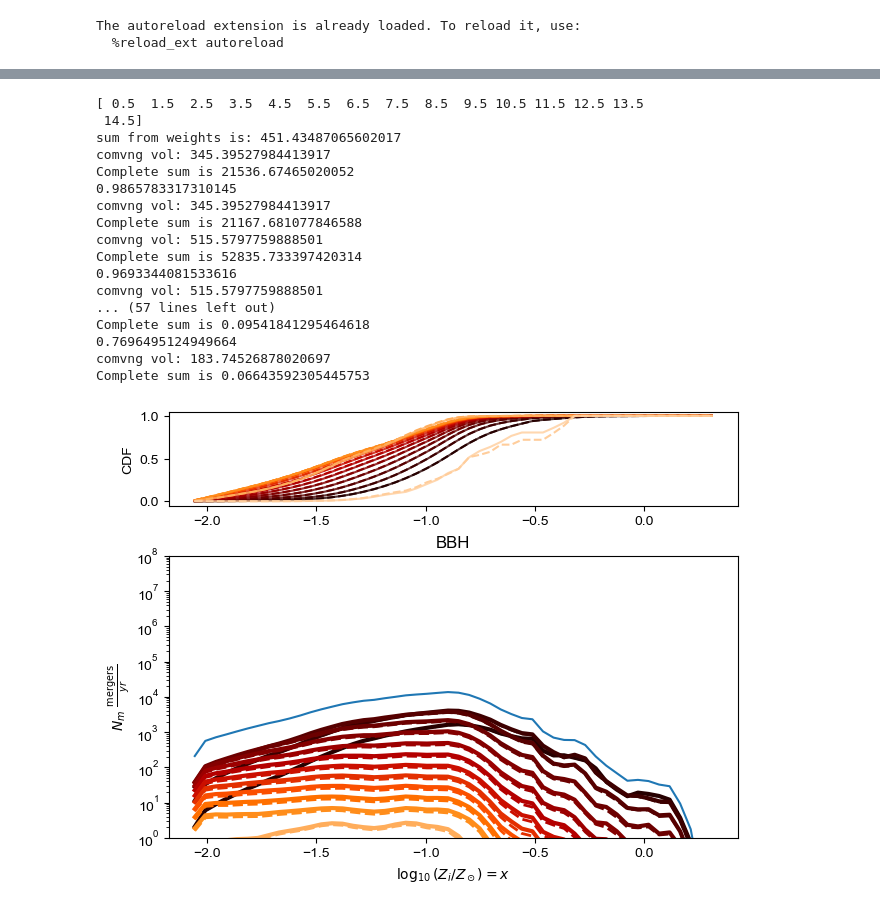
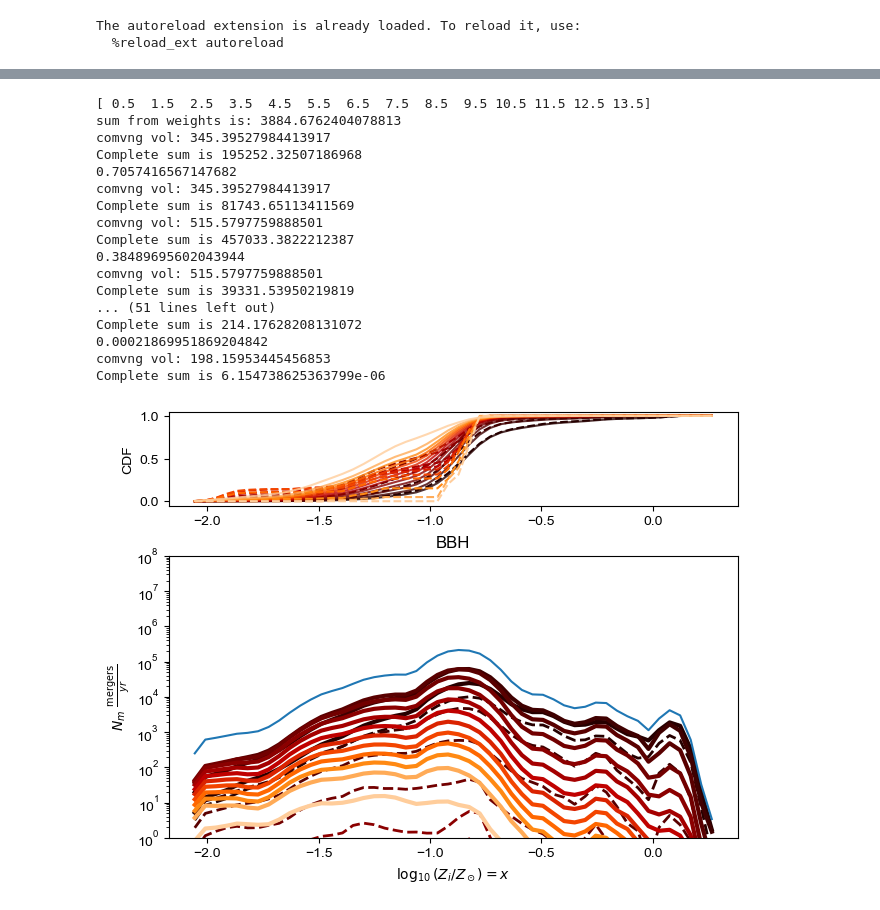
Before and after one commit to stlgolfer/metallicity_mergers, a Jupyter notebook: metallicity_analysis.ipynb, the cells around one changed output, grey strips where cells are left out. Saved outputs shown, nothing was run; the diff lists cells and outputs as text; code cells hidden in the pictures.

```diff
--- a/metallicity_analysis.ipynb
+++ b/metallicity_analysis.ipynb
@@ -25,7 +25,7 @@ from population_vis import get_formation_efficiency
 The autoreload extension is already loaded. To reload it, use:
   %reload_ext autoreload
 # %%
-filepath = '/Volumes/Elements/Boesky_sims.h5'
+filepath = '/Volumes/Elements/Boesky_alpha0.1beta0.5.h5'
 
 # SET UP DATA -- from a basic dict, port to an h5 file and then store this into the output file
 # now we want to use some real data
@@ -65,15 +65,17 @@ ClassCOMPAS: Remember to self.setCOMPASDCOmask()
 # %%
 from shared import get_all_snr_weights, networks
-det_choice = 'ET_CE'
-all_snr_weights = get_all_snr_weights(
-    networks[det_choice]['array'],
-    networks[det_choice]['snr'],
-    dco_metallicities,
-    TYPES
-)
+det_choice = 'LV_O4a'
+snr = 8
+# all_snr_weights = get_all_snr_weights(
+#     networks[det_choice]['array'],
+#     networks[det_choice]['snr'],
+#     dco_metallicities,
+#     TYPES
+# )
 # we will export this as is because that is easier to do for now, should also make switching
 # sens's in the large plot code
-np.save(f'{TYPES}_{det_choice}_{networks[det_choice]['snr']}.npy', all_snr_weights)
+# np.save(f'{TYPES}_{det_choice}_{networks[det_choice]['snr']}.npy', all_snr_weights)
+all_snr_weights = np.load(f'{TYPES}_{det_choice}_{snr}.npy')
 # %%
 # basically same plot as above, but now we want to bin by redshift basically
 # form_fig, form_ax = plt.subplots(1, 1)
@@ -141,7 +143,7 @@ def do_metallicity_plot_to_redshift(left, right, color, with_SNR=False, draw_CDF
     print(f'comvng vol: {comoving_volume}')
 
     # plot_line = dco_metallicity_weighted_kde(dco_met_bins_midpoints)*dlogZ*np.sum(weights)*comoving_volume#*snr
-    plot_line = dco_met_hist*dlogZ*np.sum(weights)*comoving_volume#*snr
+    plot_line = dco_met_hist*dlogZ*np.sum(weights)*comoving_volume*snr
     print(f'Complete sum is {np.sum(plot_line)}')
     lab = f'z:[{left},{right}]'
     if with_label:
@@ -166,44 +168,44 @@ alt_color_bins = plt.cm.Greens(np.linspace(0.3, 0.9, len(redshift_edges)-1))
 # zm_bins, _ = do_metallicity_plot_to_redshift(0, 10, 'green')
 zm_bins, intrinsic_start = do_metallicity_plot_to_redshift(redshift_edges[0], redshift_edges[1], color_bins[0], draw_CDF=True)
 sum_total = intrinsic_start
 do_metallicity_plot_to_redshift(redshift_edges[0], redshift_edges[1], color_bins[0], with_SNR=True, with_label=False, draw_CDF=True)
 
 for i in range(1, len(redshift_edges)-1):
     _, intrinsic_line = do_metallicity_plot_to_redshift(redshift_edges[i], redshift_edges[i+1], color_bins[i], draw_CDF=True)
     sum_total = sum_total + intrinsic_line
     do_metallicity_plot_to_redshift(redshift_edges[i], redshift_edges[i+1], color_bins[i], with_SNR=True, with_label=False, draw_CDF=True)
 form_ax['Bottom'].plot(zm_bins, sum_total, label='Sum total')
 # assert np.allclose(sum_total, total_plot), "intrinsic sum fail"
 # do_metallicity_plot_to_redshift(0, 5, 'red')
 # do_metallicity_plot_to_redshift(0, 5, 'green', with_SNR=True)
 
 form_ax['Bottom'].set_xlabel(r'$\log_{10}(Z_i/Z_\odot)=x$' if PLOT_Z_LOG else r'$Z_i/Z_\odot=x$')
 
 # form_ax.set_ylabel(r'$dN(x)*\int_{z_1}^{z_2} dz \frac{dR_m}{dz}$')
 form_ax['Bottom'].set_ylabel(r'$N_m~\frac{\text{mergers}}{yr}$')
 form_ax['Bottom'].set_yscale('log')
 form_ax['Bottom'].set_title(f'{TYPES}')
 form_ax['Bottom'].set_ylim(1, 1e8)
 # form_ax['Bottom'].legend()
 form_ax['Top'].set_ylabel('CDF')
 # form_ax['SNR'].set_ylabel('With SNR CDF')
 form_fig.show()
 # %% [output]
-[ 0.5  1.5  2.5  3.5  4.5  5.5  6.5  7.5  8.5  9.5 10.5 11.5 12.5 13.5
- 14.5]
-sum from weights is: 451.43487065602017
+[ 0.5  1.5  2.5  3.5  4.5  5.5  6.5  7.5  8.5  9.5 10.5 11.5 12.5 13.5]
+sum from weights is: 3884.6762404078813
 comvng vol: 345.39527984413917
-Complete sum is 21536.67465020052
-0.9865783317310145
+Complete sum is 195252.32507186968
+0.7057416567147682
 comvng vol: 345.39527984413917
-Complete sum is 21167.681077846588
+Complete sum is 81743.65113411569
 comvng vol: 515.5797759888501
-Complete sum is 52835.733397420314
-0.9693344081533616
+Complete sum is 457033.3822212387
+0.38489695602043944
 comvng vol: 515.5797759888501
-... (57 lines left out)
-Complete sum is 0.09541841295464618
-0.7696495124949664
-comvng vol: 183.74526878020697
-Complete sum is 0.06643592305445753
+Complete sum is 39331.53950219819
+... (51 lines left out)
+Complete sum is 214.17628208131072
+0.00021869951869204842
+comvng vol: 198.15953445456853
+Complete sum is 6.154738625363799e-06
-[figure, old version]
+[figure, new version]
```
Also changed, not shown: parts of 1 cell of this notebook, 1 other file.
